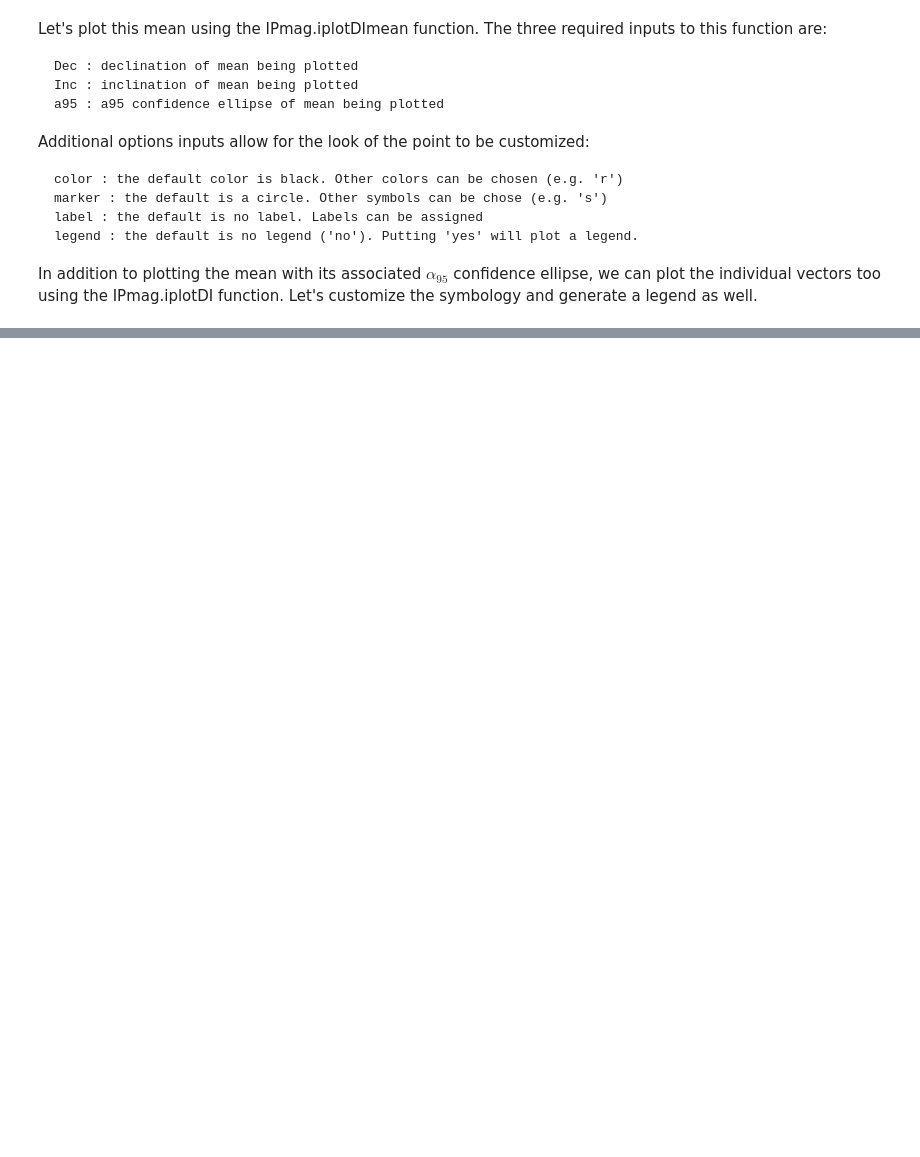
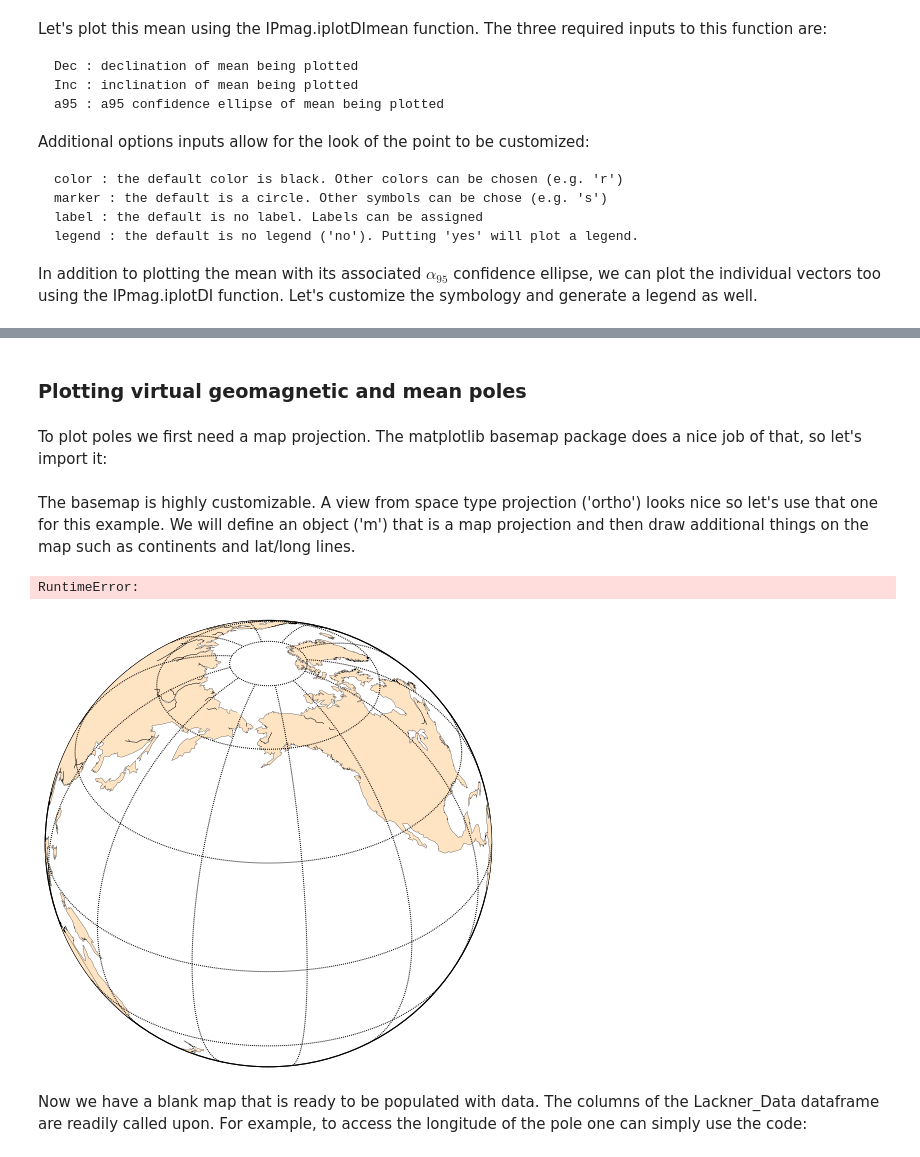
Before and after one commit to Swanson-Hysell/PmagPy_IPython, a Jupyter notebook: IPmag_examples.ipynb, the cells around one changed output, grey strips where cells are left out. Cells and saved outputs as stored; diff of their text form; code cells hidden in the pictures; blank space fills up the shorter version.

Commit message:
Continued updates to example notebook

```diff
--- a/IPmag_examples.ipynb
+++ b/IPmag_examples.ipynb
@@ -117,0 +125,3 @@ IPmag.iplotDImean(data2_mean['dec'],data2_mean['inc'],data2_mean['alpha95'],
+# %%
+Lackner_Data=pd.read_csv('Example_Data/Symons1989_Lackner_data.csv',sep=',')
+Lackner_Data
@@ -117,0 +171,4 @@ IPmag.iplotDImean(data2_mean['dec'],data2_mean['inc'],data2_mean['alpha95'],
+# %% [markdown]
+### Plotting virtual geomagnetic and mean poles
+# %% [markdown]
+To plot poles we first need a map projection. The matplotlib basemap package does a nice job of that, so let's import it:
@@ -117,0 +177,18 @@ IPmag.iplotDImean(data2_mean['dec'],data2_mean['inc'],data2_mean['alpha95'],
+# %% [markdown]
+The basemap is highly customizable. A view from space type projection ('ortho') looks nice so let's use that one for this example. We will define an object ('m') that is a map projection and then draw additional things on the map such as continents and lat/long lines.
+# %%
+plt.figure(figsize=(8, 8))
+m = Basemap(projection='ortho',lat_0=35,lon_0=200,resolution='c',area_thresh=50000)
+m.drawcoastlines(linewidth=0.25)
+m.fillcontinents(color='bisque',lake_color='white',zorder=1)
+m.drawmapboundary(fill_color='white')
+m.drawmeridians(np.arange(0,360,30))
+m.drawparallels(np.arange(-90,90,30))
+
+IPmag.vgpplot(m,Lackner_Data['pole_long'],Lackner_Data['pole_lat'])
+plt.show()
+# %% [output]
+RuntimeError:
+[figure, added]
+# %% [markdown]
+Now we have a blank map that is ready to be populated with data. The columns of the Lackner_Data dataframe are readily called upon. For example, to access the longitude of the pole one can simply use the code:
```
Also changed, not shown: parts of 21 cells of this notebook.
